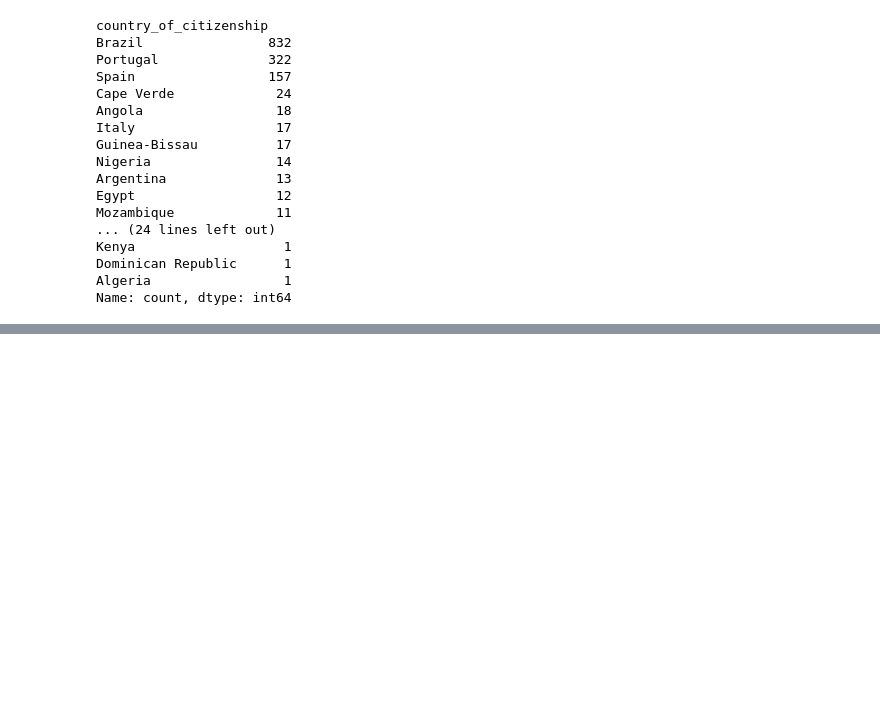
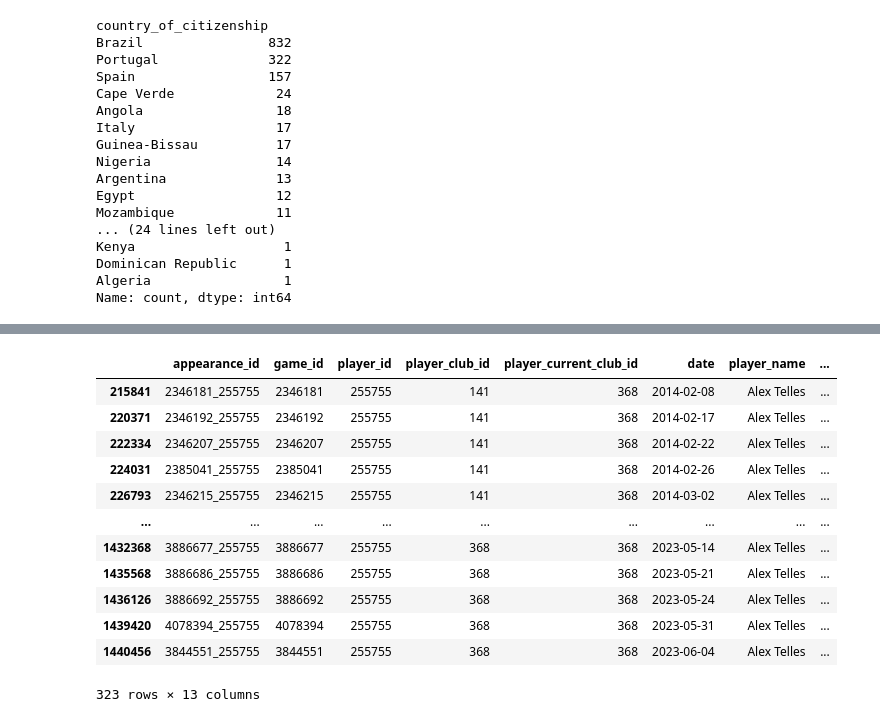
Before and after one commit to wjco/DAStudy-sat, a Jupyter notebook: Tek/football-data-from-transfermarkt/preprocessing-football-data-from-transfermarkt.ipynb, the cells around one changed output, grey strips where cells are left out. Saved outputs shown, nothing was run; the diff lists cells and outputs as text; code cells hidden in the pictures; blank space fills up the shorter version.

```diff
--- a/Tek/football-data-from-transfermarkt/preprocessing-football-data-from-transfermarkt.ipynb
+++ b/Tek/football-data-from-transfermarkt/preprocessing-football-data-from-transfermarkt.ipynb
@@ -471,0 +638,16 @@ Zanka
+# %%
+apps_copy[apps_copy.player_name=="Alex Telles"]
+# %% [output]
+|  | appearance_id | game_id | player_id | player_club_id | player_current_club_id | date | player_name | ... |
+| 215841 | 2346181_255755 | 2346181 | 255755 | 141 | 368 | 2014-02-08 | Alex Telles | ... |
+| 220371 | 2346192_255755 | 2346192 | 255755 | 141 | 368 | 2014-02-17 | Alex Telles | ... |
+| 222334 | 2346207_255755 | 2346207 | 255755 | 141 | 368 | 2014-02-22 | Alex Telles | ... |
+| 224031 | 2385041_255755 | 2385041 | 255755 | 141 | 368 | 2014-02-26 | Alex Telles | ... |
+| 226793 | 2346215_255755 | 2346215 | 255755 | 141 | 368 | 2014-03-02 | Alex Telles | ... |
+| ... | ... | ... | ... | ... | ... | ... | ... | ... |
+| 1432368 | 3886677_255755 | 3886677 | 255755 | 368 | 368 | 2023-05-14 | Alex Telles | ... |
+| 1435568 | 3886686_255755 | 3886686 | 255755 | 368 | 368 | 2023-05-21 | Alex Telles | ... |
+| 1436126 | 3886692_255755 | 3886692 | 255755 | 368 | 368 | 2023-05-24 | Alex Telles | ... |
+| 1439420 | 4078394_255755 | 4078394 | 255755 | 368 | 368 | 2023-05-31 | Alex Telles | ... |
+| 1440456 | 3844551_255755 | 3844551 | 255755 | 368 | 368 | 2023-06-04 | Alex Telles | ... |
+323 rows × 13 columns
```
Also changed, not shown: parts of 21 cells of this notebook, 1 other file.
